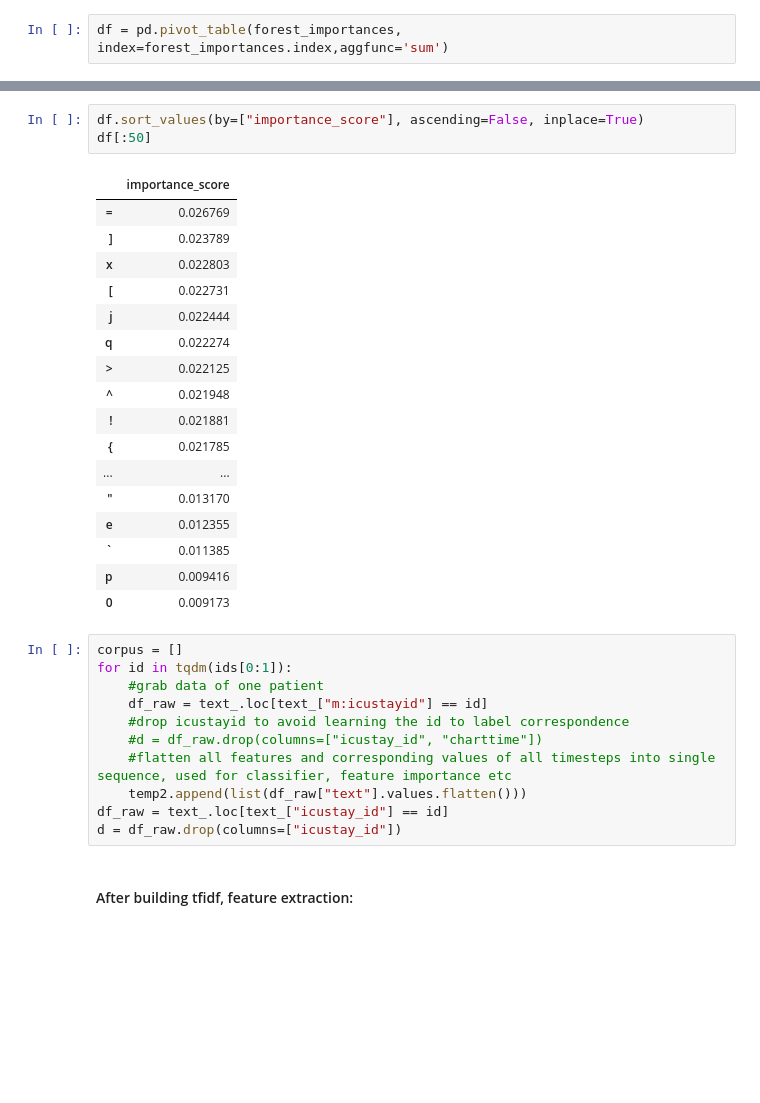
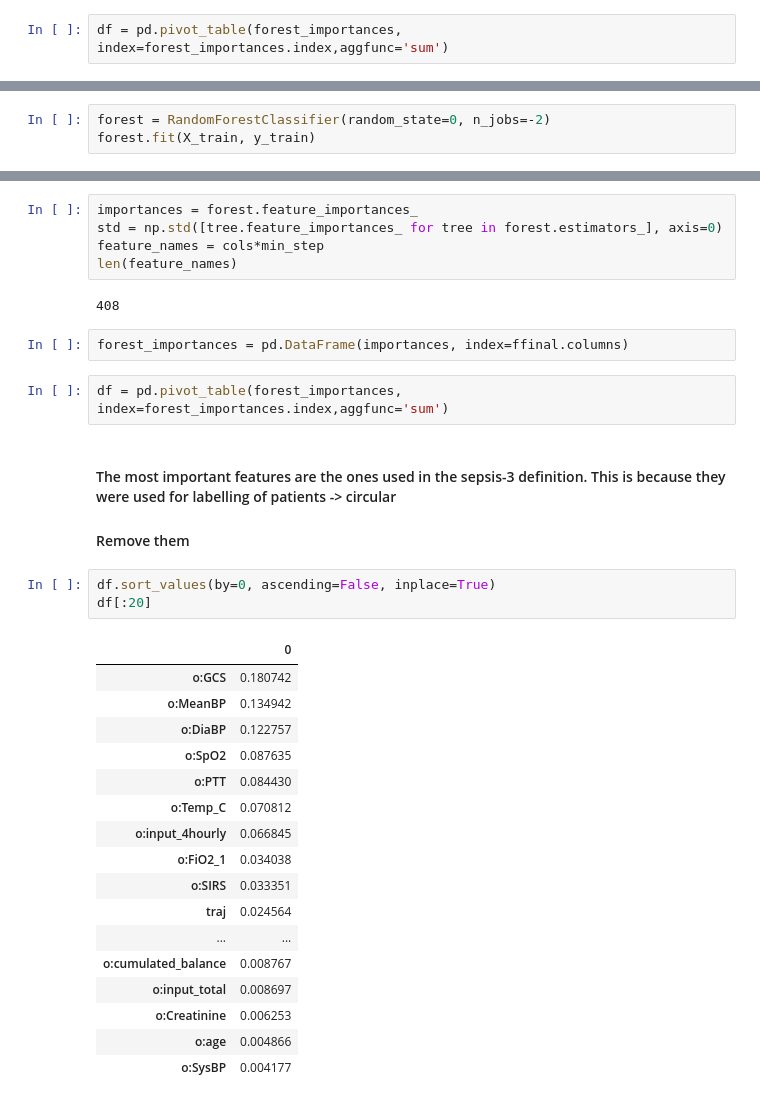
Before and after one commit to ortsanpablo/thesis, a Jupyter notebook: data_labelling.ipynb, the cells around one changed output, grey strips where cells are left out. Cells and saved outputs as stored; diff of their text form; blank space fills up the shorter version.

```diff
--- a/data_labelling.ipynb
+++ b/data_labelling.ipynb
@@ -638,0 +826,3 @@ df = pd.pivot_table(forest_importances, index=forest_importances.index,aggfunc='
+# %%
+forest = RandomForestClassifier(random_state=0, n_jobs=-2)
+forest.fit(X_train, y_train)
@@ -639,34 +848,35 @@ df = pd.pivot_table(forest_importances, index=forest_importances.index,aggfunc='
+# %%
+importances = forest.feature_importances_
+std = np.std([tree.feature_importances_ for tree in forest.estimators_], axis=0)
+feature_names = cols*min_step
+len(feature_names)
+# %% [output]
+408
+# %%
+forest_importances = pd.DataFrame(importances, index=ffinal.columns)
+# %%
+df = pd.pivot_table(forest_importances, index=forest_importances.index,aggfunc='sum')
+# %% [markdown]
+#### The most important features are the ones used in the sepsis-3 definition. This is because they were used for labelling of patients -> circular
+#### Remove them
 # %%
-df.sort_values(by=["importance_score"], ascending=False, inplace=True)
-df[:50]
+df.sort_values(by=0, ascending=False, inplace=True)
+df[:20]
 # %% [output]
-|  | importance_score |
-| = | 0.026769 |
-| ] | 0.023789 |
-| x | 0.022803 |
-| [ | 0.022731 |
-| j | 0.022444 |
-| q | 0.022274 |
-| > | 0.022125 |
-| ^ | 0.021948 |
-| ! | 0.021881 |
-| { | 0.021785 |
+|  | 0 |
+| o:GCS | 0.180742 |
+| o:MeanBP | 0.134942 |
+| o:DiaBP | 0.122757 |
+| o:SpO2 | 0.087635 |
+| o:PTT | 0.084430 |
+| o:Temp_C | 0.070812 |
+| o:input_4hourly | 0.066845 |
+| o:FiO2_1 | 0.034038 |
+| o:SIRS | 0.033351 |
+| traj | 0.024564 |
 | ... | ... |
-| " | 0.013170 |
-| e | 0.012355 |
-| ` | 0.011385 |
-| p | 0.009416 |
-| 0 | 0.009173 |
+| o:cumulated_balance | 0.008767 |
+| o:input_total | 0.008697 |
+| o:Creatinine | 0.006253 |
+| o:age | 0.004866 |
+| o:SysBP | 0.004177 |
-# %%
-corpus = []
-for id in tqdm(ids[0:1]):
-    #grab data of one patient
-    df_raw = text_.loc[text_["m:icustayid"] == id]
-    #drop icustayid to avoid learning the id to label correspondence
-    #d = df_raw.drop(columns=["icustay_id", "charttime"])
-    #flatten all features and corresponding values of all timesteps into single sequence, used for classifier, feature importance etc
-    temp2.append(list(df_raw["text"].values.flatten()))
-df_raw = text_.loc[text_["icustay_id"] == id]
-d = df_raw.drop(columns=["icustay_id"])
-# %% [markdown]
-#### After building tfidf, feature extraction:
```
Also changed, not shown: parts of 79 cells of this notebook.
